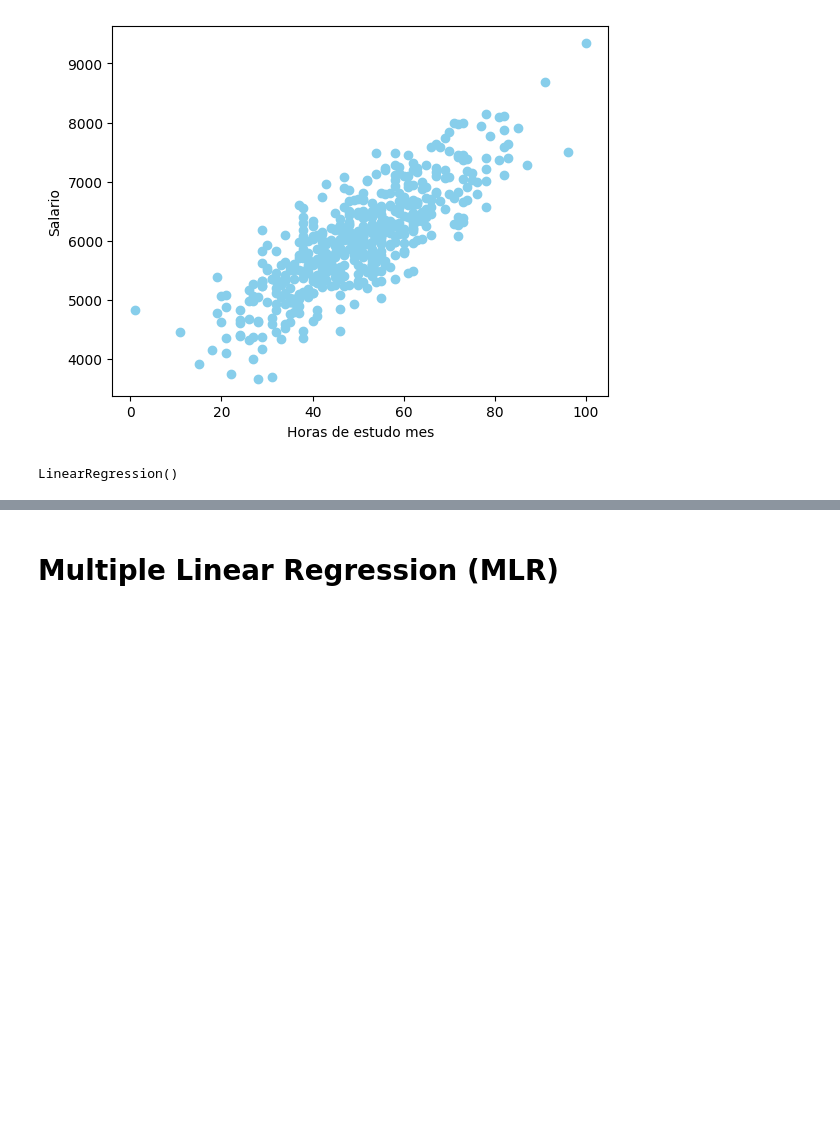
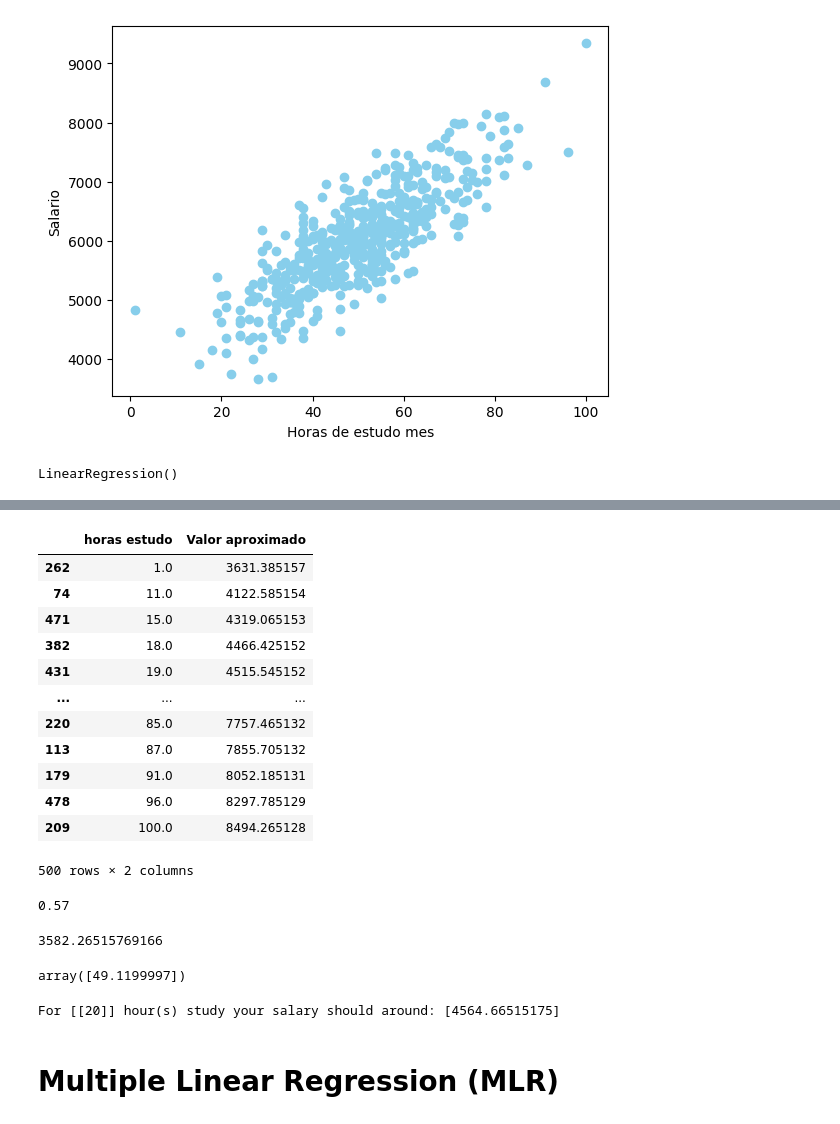
Before and after one commit to Akingzs/Python-Data-Science, a Jupyter notebook: Model Development/linear_regression.ipynb, the cells around one changed output, grey strips where cells are left out. Cells and saved outputs as stored; diff of their text form; code cells hidden in the pictures; blank space fills up the shorter version.

```diff
--- a/Model Development/linear_regression.ipynb
+++ b/Model Development/linear_regression.ipynb
@@ -150,3 +169,42 @@ LinearRegression()
+# %%
+salary_pred_df.sort_values(by='horas estudo')
+# %% [output]
+|  | horas estudo | Valor aproximado |
+| 262 | 1.0 | 3631.385157 |
+| 74 | 11.0 | 4122.585154 |
+| 471 | 15.0 | 4319.065153 |
+| 382 | 18.0 | 4466.425152 |
+| 431 | 19.0 | 4515.545152 |
+| ... | ... | ... |
+| 220 | 85.0 | 7757.465132 |
+| 113 | 87.0 | 7855.705132 |
+| 179 | 91.0 | 8052.185131 |
+| 478 | 96.0 | 8297.785129 |
+| 209 | 100.0 | 8494.265128 |
+500 rows × 2 columns
+# %%
+
+score = dsa_model.score(X_DSA_TEST,Y_DSA_TEST)
+print(score.round(2))
+# %% [output]
+0.57
+# %%
+# When the X in equation is 0
+dsa_model.intercept_
+# %% [output]
+3582.26515769166
+# %%
+# The slope
+dsa_model.coef_
+# %% [output]
+array([49.1199997])
+# %%
+dsa_target = np.array([[20]])
+dsa_salary_predict = dsa_model.predict(dsa_target)
+
+print(f'For {dsa_target} hour(s) study your salary should around: {dsa_salary_predict}')
+# %% [output]
+For [[20]] hour(s) study your salary should around: [4564.66515175]
 # %% [markdown]
 # Multiple Linear Regression (MLR)
 # %% [markdown]
```
Also changed, not shown: parts of 6 cells of this notebook, 1 other file.
